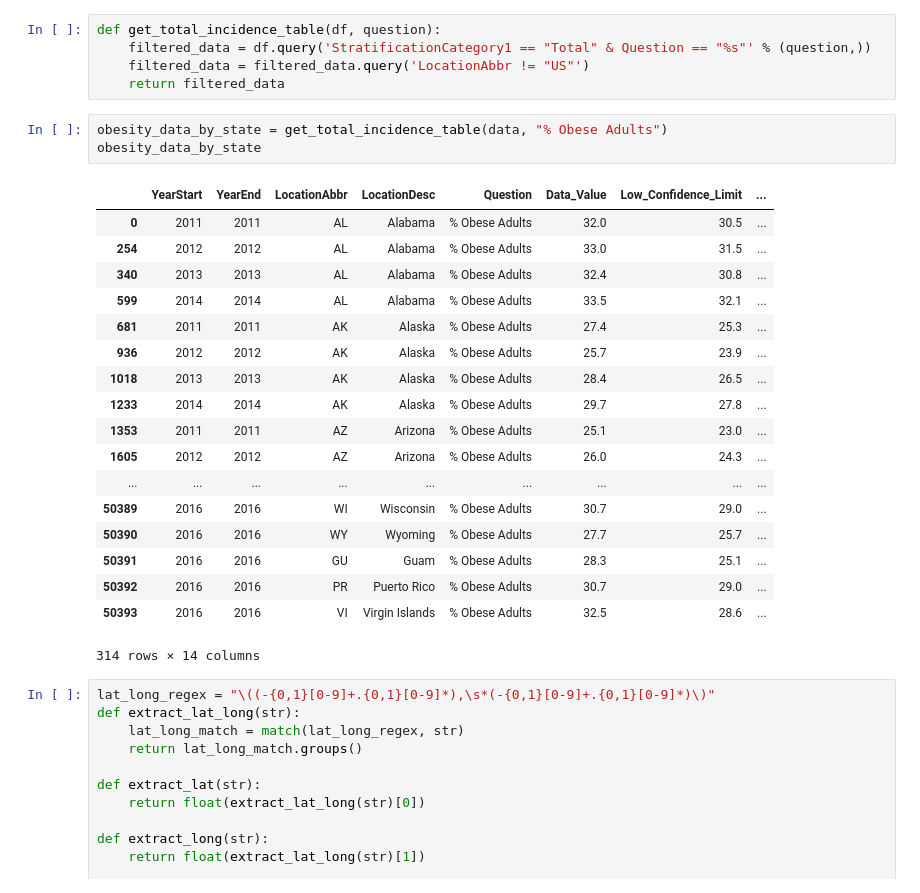
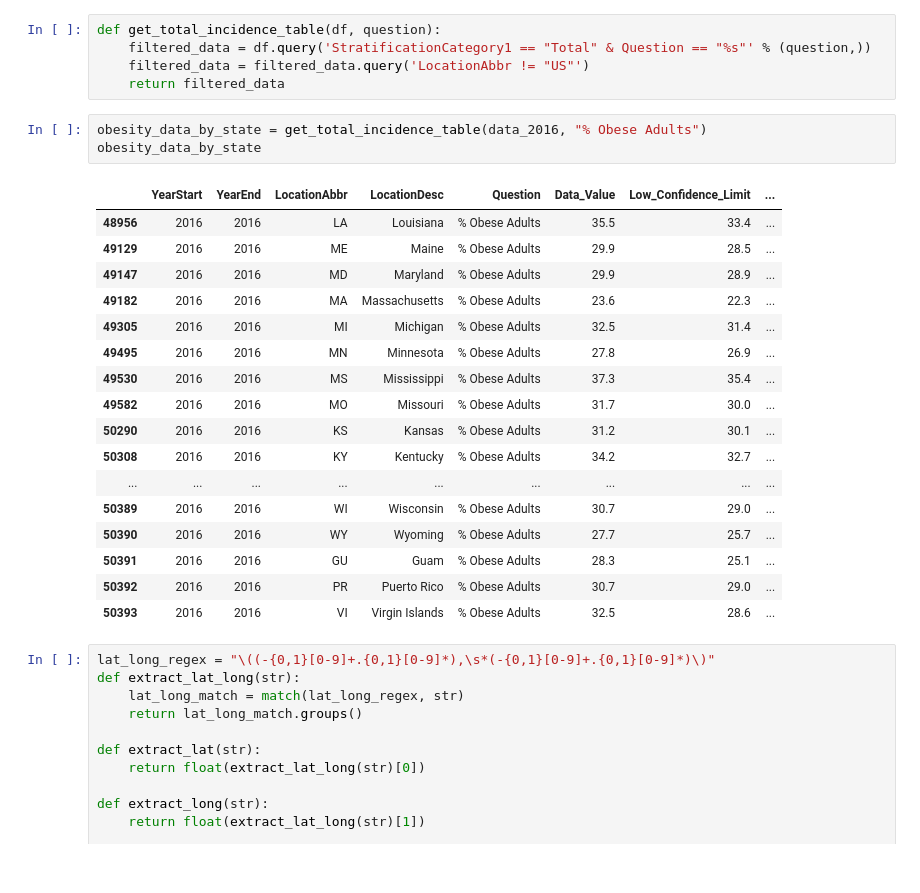
Before and after one commit to alankritjoshi/cs6220f17project2, a Jupyter notebook: 02_working/process_dataset.ipynb, the cells around one changed output. Saved outputs shown, nothing was run; the diff lists cells and outputs as text.

```diff
--- a/02_working/process_dataset.ipynb
+++ b/02_working/process_dataset.ipynb
@@ -101,27 +101,26 @@ def get_total_incidence_table(df, question):
     filtered_data = filtered_data.query('LocationAbbr != "US"')
     return filtered_data
 # %%
-obesity_data_by_state = get_total_incidence_table(data, "% Obese Adults")
+obesity_data_by_state = get_total_incidence_table(data_2016, "% Obese Adults")
 obesity_data_by_state
 # %% [output]
 |  | YearStart | YearEnd | LocationAbbr | LocationDesc | Question | Data_Value | Low_Confidence_Limit | ... |
-| 0 | 2011 | 2011 | AL | Alabama | % Obese Adults | 32.0 | 30.5 | ... |
-| 254 | 2012 | 2012 | AL | Alabama | % Obese Adults | 33.0 | 31.5 | ... |
-| 340 | 2013 | 2013 | AL | Alabama | % Obese Adults | 32.4 | 30.8 | ... |
-| 599 | 2014 | 2014 | AL | Alabama | % Obese Adults | 33.5 | 32.1 | ... |
-| 681 | 2011 | 2011 | AK | Alaska | % Obese Adults | 27.4 | 25.3 | ... |
-| 936 | 2012 | 2012 | AK | Alaska | % Obese Adults | 25.7 | 23.9 | ... |
-| 1018 | 2013 | 2013 | AK | Alaska | % Obese Adults | 28.4 | 26.5 | ... |
-| 1233 | 2014 | 2014 | AK | Alaska | % Obese Adults | 29.7 | 27.8 | ... |
-| 1353 | 2011 | 2011 | AZ | Arizona | % Obese Adults | 25.1 | 23.0 | ... |
-| 1605 | 2012 | 2012 | AZ | Arizona | % Obese Adults | 26.0 | 24.3 | ... |
+| 48956 | 2016 | 2016 | LA | Louisiana | % Obese Adults | 35.5 | 33.4 | ... |
+| 49129 | 2016 | 2016 | ME | Maine | % Obese Adults | 29.9 | 28.5 | ... |
+| 49147 | 2016 | 2016 | MD | Maryland | % Obese Adults | 29.9 | 28.9 | ... |
+| 49182 | 2016 | 2016 | MA | Massachusetts | % Obese Adults | 23.6 | 22.3 | ... |
+| 49305 | 2016 | 2016 | MI | Michigan | % Obese Adults | 32.5 | 31.4 | ... |
+| 49495 | 2016 | 2016 | MN | Minnesota | % Obese Adults | 27.8 | 26.9 | ... |
+| 49530 | 2016 | 2016 | MS | Mississippi | % Obese Adults | 37.3 | 35.4 | ... |
+| 49582 | 2016 | 2016 | MO | Missouri | % Obese Adults | 31.7 | 30.0 | ... |
+| 50290 | 2016 | 2016 | KS | Kansas | % Obese Adults | 31.2 | 30.1 | ... |
+| 50308 | 2016 | 2016 | KY | Kentucky | % Obese Adults | 34.2 | 32.7 | ... |
 | ... | ... | ... | ... | ... | ... | ... | ... | ... |
 | 50389 | 2016 | 2016 | WI | Wisconsin | % Obese Adults | 30.7 | 29.0 | ... |
 | 50390 | 2016 | 2016 | WY | Wyoming | % Obese Adults | 27.7 | 25.7 | ... |
 | 50391 | 2016 | 2016 | GU | Guam | % Obese Adults | 28.3 | 25.1 | ... |
 | 50392 | 2016 | 2016 | PR | Puerto Rico | % Obese Adults | 30.7 | 29.0 | ... |
 | 50393 | 2016 | 2016 | VI | Virgin Islands | % Obese Adults | 32.5 | 28.6 | ... |
-314 rows × 14 columns
 # %%
 lat_long_regex = "\((-{0,1}[0-9]+.{0,1}[0-9]*),\s*(-{0,1}[0-9]+.{0,1}[0-9]*)\)"
 def extract_lat_long(str):
```
Also changed, not shown: parts of 14 cells of this notebook.
